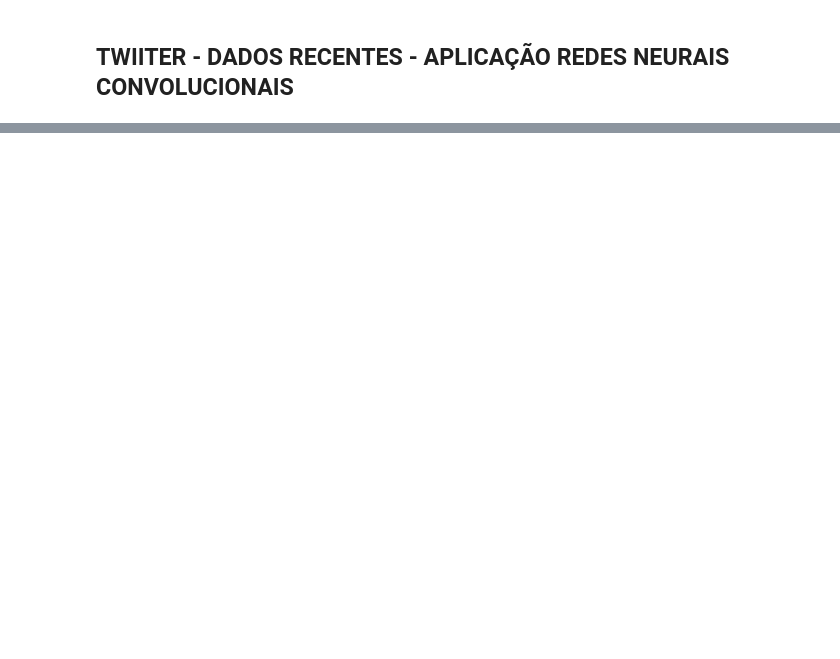
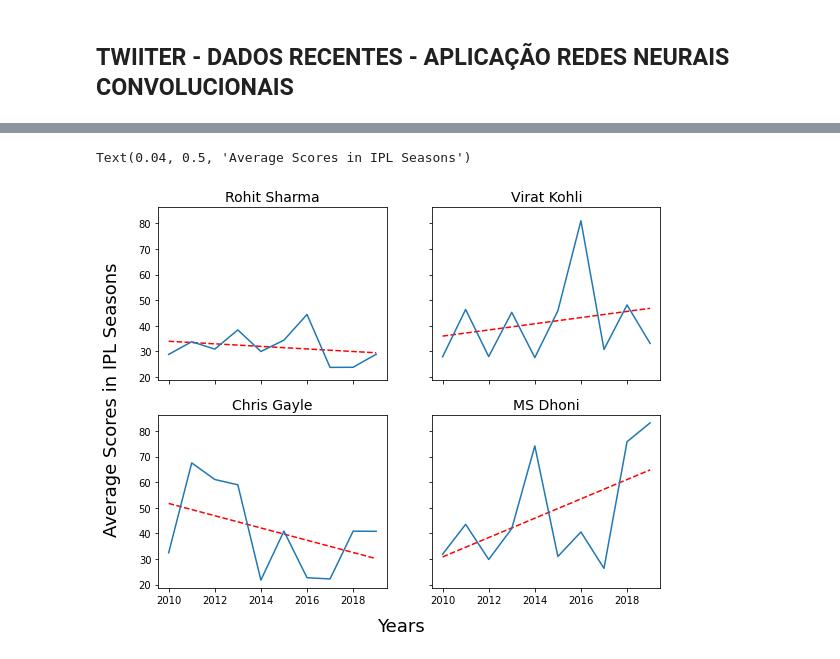
Before and after one commit to daholivesjc/twitter_sentiment_analysis_pucminas, a Jupyter notebook: model/model_train_neural_network.ipynb, the cells around one changed output, grey strips where cells are left out. Cells and saved outputs as stored; diff of their text form; code cells hidden in the pictures; blank space fills up the shorter version.

```diff
--- a/model/model_train_neural_network.ipynb
+++ b/model/model_train_neural_network.ipynb
@@ -280,0 +446,61 @@ df.show()
+# %%
+import numpy as np
+
+chris_gayle = np.array([32.44, 67.55, 61.08, 59.00, 21.77, 40.91, 22.70, 22.22, 40.88, 40.83])
+rohit_sharma = np.array([28.85, 33.81, 30.92, 38.42, 30.00, 34.42, 44.45, 23.78, 23.83, 28.92])
+ms_dhoni = np.array([31.88, 43.55, 29.83, 41.90, 74.20, 31.00, 40.57, 26.36, 75.83, 83.20])
+virat_kohli = np.array([27.90, 46.41, 28.00, 45.28, 27.61, 45.90, 81.08, 30.80, 48.18, 33.14])
+# %%
+import matplotlib.pyplot as plt
+import numpy as np
+
+#
+# Number of years represented as Numpy Array
+#
+X = np.array([2010, 2011, 2012, 2013, 2014, 2015, 2016, 2017, 2018, 2019])
+fig, ax = plt.subplots(2, 2, figsize=(9, 7), sharex=True, sharey=True)
+
+#
+# Chris Gayle
+#
+z = np.polyfit(X, chris_gayle, 1)
+p = np.poly1d(z)
+ax[1, 0].plot(X,p(X),"r--")
+ax[1, 0].plot(X, chris_gayle)
+ax[1, 0].set_title('Chris Gayle', fontsize=14)
+
+#
+# Rohit Sharma
+#
+z = np.polyfit(X, rohit_sharma, 1)
+p = np.poly1d(z)
+ax[0, 0].plot(X,p(X),"r--")
+ax[0, 0].plot(X, rohit_sharma )
+ax[0, 0].set_title('Rohit Sharma', fontsize=14)
+
+#
+# MS Dhoni
+#
+z = np.polyfit(X, ms_dhoni, 1)
+p = np.poly1d(z)
+ax[1, 1].plot(X,p(X),"r--")
+ax[1, 1].plot(X, ms_dhoni)
+ax[1, 1].set_title('MS Dhoni', fontsize=14)
+
+#
+# Virat Kohli
+#
+z = np.polyfit(X, virat_kohli, 1)
+p = np.poly1d(z)
+ax[0, 1].plot(X,p(X),"r--")
+ax[0, 1].plot(X, virat_kohli)
+ax[0, 1].set_title('Virat Kohli', fontsize=14)
+
+#
+# Draw the plot
+#
+fig.text(0.5, 0.04, 'Years', ha='center', fontsize=18)
+fig.text(0.04, 0.5, 'Average Scores in IPL Seasons', va='center', rotation='vertical', fontsize=18)
+# %% [output]
+Text(0.04, 0.5, 'Average Scores in IPL Seasons')
+[figure, added]
```
Also changed, not shown: parts of 42 cells of this notebook, 5 other files.
